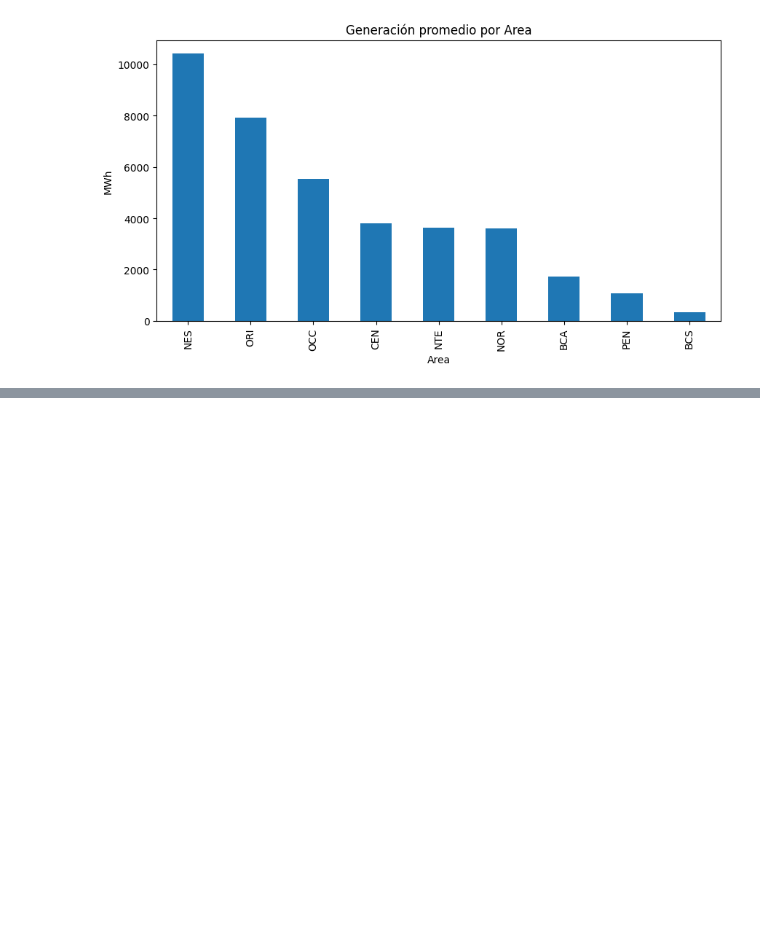
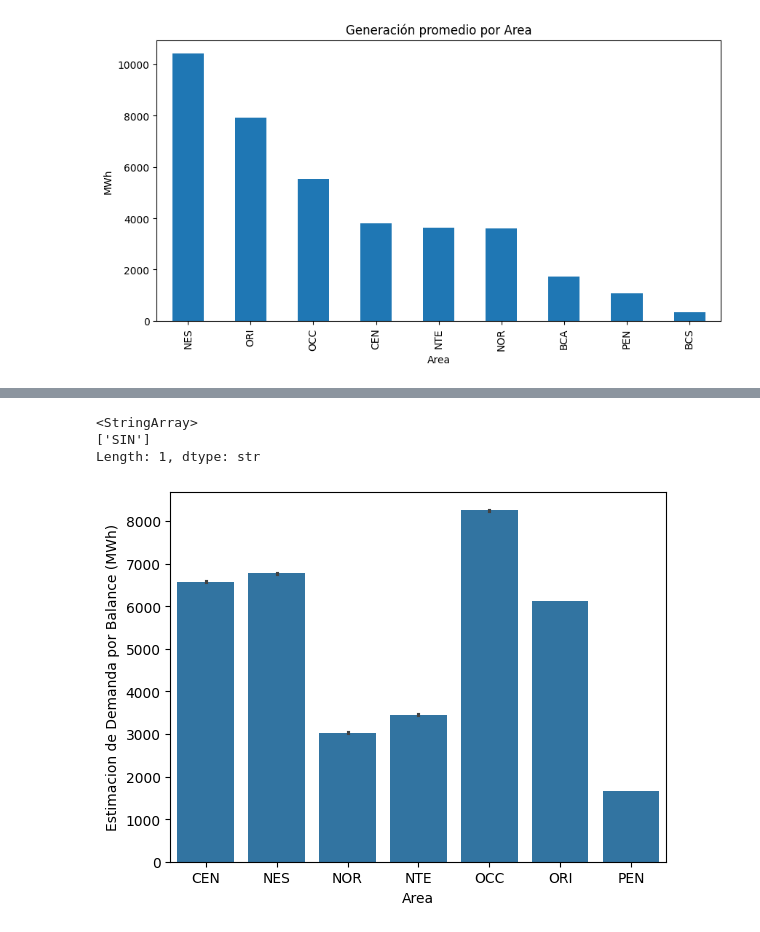
Before and after one commit to UlisesACC/Modelado-Predictivo, a Jupyter notebook: regresion/EDA.ipynb, the cells around one changed output, grey strips where cells are left out. Drawn from its saved outputs; the diff is of its cells as text; code cells hidden in the pictures; blank space fills up the shorter version.

Commit message:
Filtrado y descripción de análisis de SIN y areas a considerar

```diff
--- a/regresion/EDA.ipynb
+++ b/regresion/EDA.ipynb
@@ -373,0 +416,22 @@ plt.show()
+# %%
+## Filtado por sistema
+
+## De acuerdo con la visualización de la demanda promedio por sistema, se considera un filtrado por sistema SIN en donde se observa mayor demanda a comparación de BCA y BC
+## Debido a esto se deecidio enfocarse en el sistema SIN para que el análisis sea más acertado con la demanda.
+
+df_sin = df[df['Sistema'] == 'SIN']
+# %%
+df_sin["Sistema"].unique()
+# %% [output]
+<StringArray>
+['SIN']
+Length: 1, dtype: str
+# %%
+## Se realliza ahora el análsisi con el filtro de sistema SIN para las aréas.df
+
+df_sin.groupby("Area")["Estimacion de Demanda por Balance (MWh)"].mean().sort_values(ascending=False)
+
+sns.barplot(x="Area", y="Estimacion de Demanda por Balance (MWh)", data=df_sin)
+plt.show()
+# %% [output]
+[figure, added]
```
Also changed, not shown: parts of 7 cells of this notebook, 1 other file.
